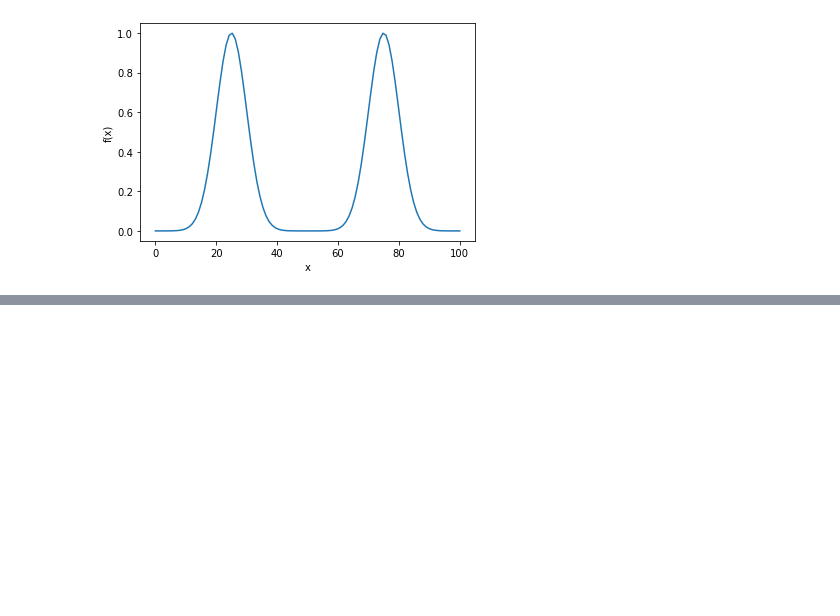
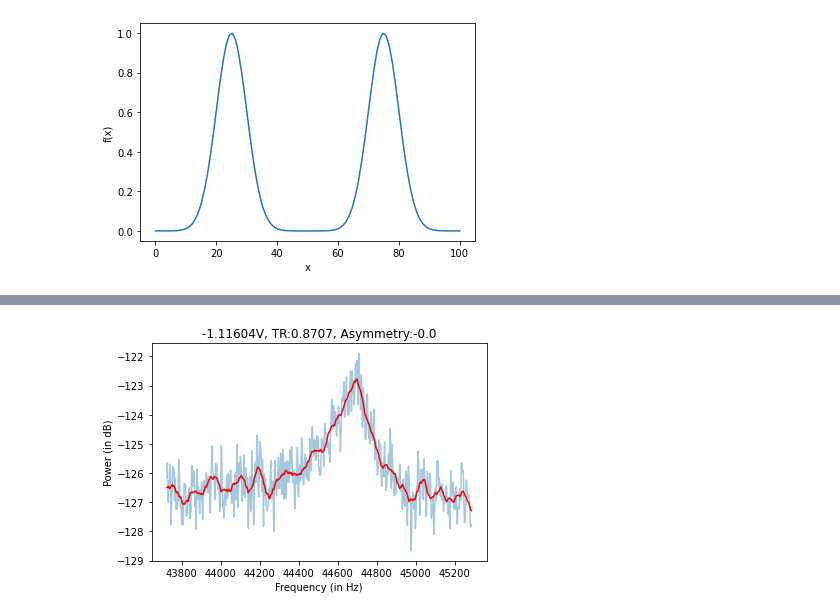
Before and after one commit to a-kunder/PM-trap, a Jupyter notebook: Trap Scan FFT/Trap Scan Analysis.ipynb, the cells around one changed output, grey strips where cells are left out. Saved outputs shown, nothing was run; the diff lists cells and outputs as text; code cells hidden in the pictures; blank space fills up the shorter version.

Commit message:
Add Savitzky-Golay smoothing for power spectrum

```diff
--- a/Trap Scan FFT/Trap Scan Analysis.ipynb
+++ b/Trap Scan FFT/Trap Scan Analysis.ipynb
@@ -54,0 +56,35 @@ show()
+# %%
+from math import factorial
+def savitzky_golay(y, window_size, order, deriv=0, rate=1):
+    # try:
+    #     window_size = np.abs(np.int(window_size))
+    #     order = np.abs(np.int(order))
+    # except ValueError, msg:
+    #     raise ValueError("window_size and order have to be of type int")
+    # if window_size % 2 != 1 or window_size < 1:
+    #     raise TypeError("window_size size must be a positive odd number")
+    # if window_size < order + 2:
+    #     raise TypeError("window_size is too small for the polynomials order")
+    order_range = range(order+1)
+    half_window = (window_size -1) // 2
+    # precompute coefficients
+    b = np.mat([[k**i for i in order_range] for k in range(-half_window, half_window+1)])
+    m = np.linalg.pinv(b).A[deriv] * rate**deriv * factorial(deriv)
+    # pad the signal at the extremes with
+    # values taken from the signal itself
+    firstvals = y[0] - np.abs( y[1:half_window+1][::-1] - y[0] )
+    lastvals = y[-1] + np.abs(y[-half_window-1:-1][::-1] - y[-1])
+    y = np.concatenate((firstvals, y, lastvals))
+    return np.convolve( m[::-1], y, mode='valid')
+
+
+df = pd.read_csv("Trap Scan/-1.11604_0.8707_-0.0.csv")
+freq, power = np.array(df['0']), np.array(df['1'])
+plt.plot(freq, power, alpha=0.4)
+power_hat = savitzky_golay(power, 51, 3)
+plt.plot(freq, power_hat, color='r')
+plt.xlabel("Frequency (in Hz)")
+plt.ylabel("Power (in dB)")
+plt.title(f"{components['-1.11604_0.8707_-0.0.csv'][0]}V, TR:{components['-1.11604_0.8707_-0.0.csv'][1]}, Asymmetry:{components['-1.11604_0.8707_-0.0.csv'][2]}");
+# %% [output]
+[figure, added]
```
Also changed, not shown: parts of 3 cells of this notebook.
